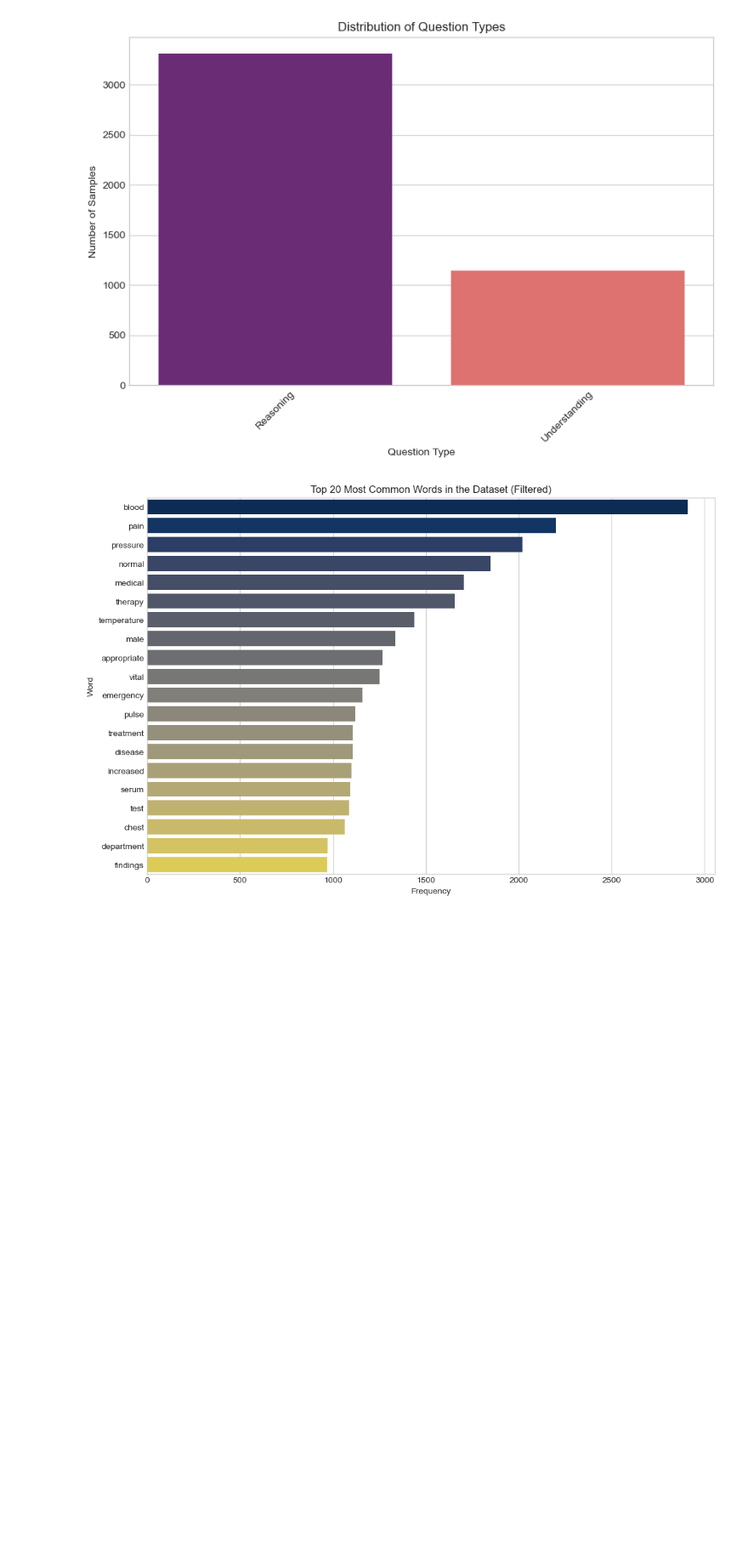
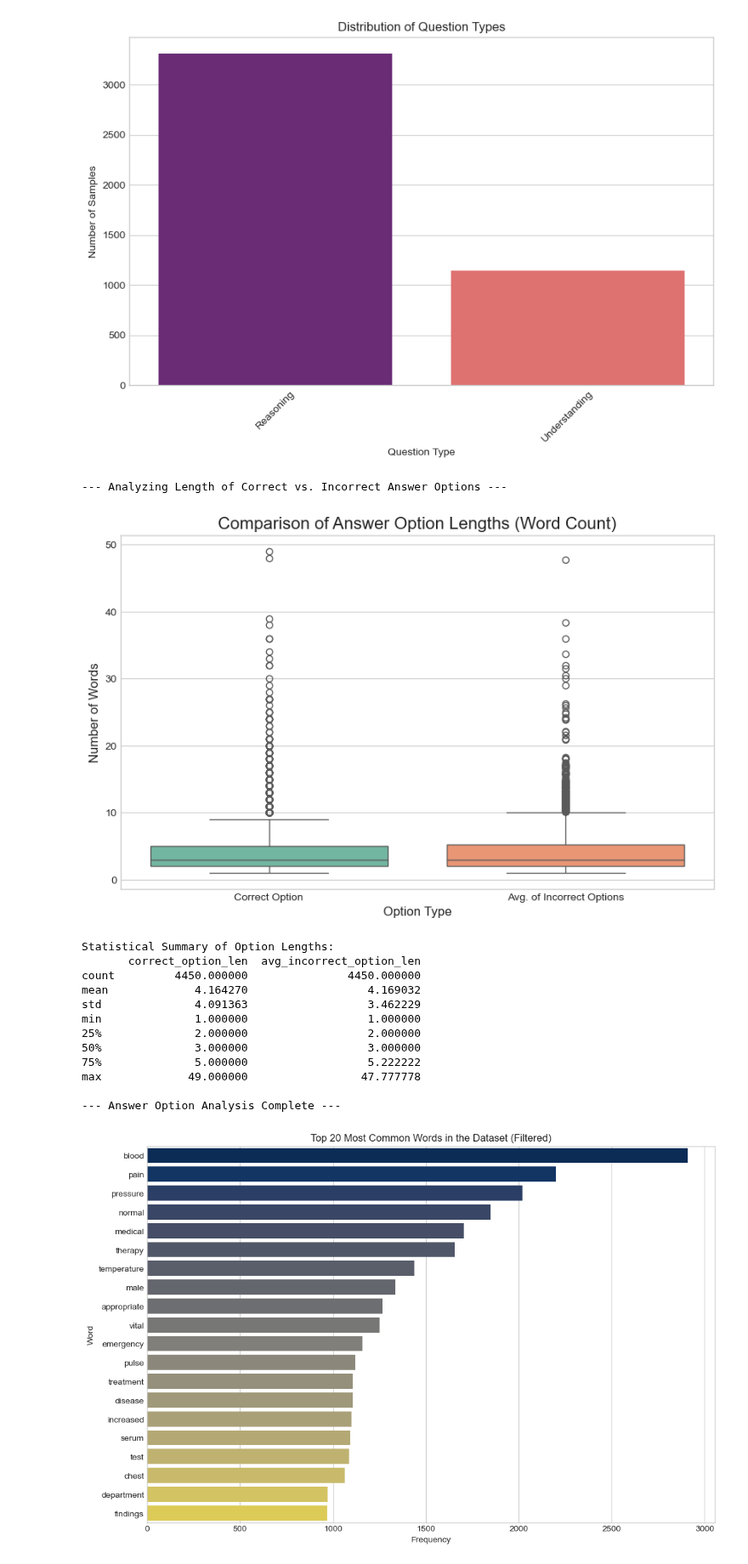
Before and after one commit to phuchaitt3/MedicalQA, a Jupyter notebook: MedXpertQA/MedXpertQA_eda.ipynb, the cells around one changed output. Shown at 85% size. Saved outputs shown, nothing was run; the diff lists cells and outputs as text; code cells hidden in the pictures; blank space fills up the shorter version.

```diff
--- a/MedXpertQA/MedXpertQA_eda.ipynb
+++ b/MedXpertQA/MedXpertQA_eda.ipynb
@@ -126,6 +143,78 @@ write_to_report(label_counts, title="Distribution of Correct Answer Labels")
 
 df_all['num_options'] = df_all['options'].apply(lambda x: len(x))
 write_to_report(df_all['num_options'].describe(), title="Statistics for Number of Options per Question")
+# %%
+print("--- Analyzing Length of Correct vs. Incorrect Answer Options ---")
+
+# --- Length Analysis of Options ---
+
+# This function will process one row of the dataframe
+def get_option_lengths(row):
+    correct_label = row['label']
+    options_dict = row['options']
+
+    # Get the text of the correct answer
+    correct_answer_text = options_dict[correct_label]
+
+    # Calculate word count of the correct answer
+    correct_length = len(correct_answer_text.split())
+
+    # Calculate average word count of incorrect answers
+    incorrect_lengths = []
+    for label, text in options_dict.items():
+        if label != correct_label:
+            incorrect_lengths.append(len(text.split()))
+
+    # If there are incorrect options, calculate their average length
+    avg_incorrect_length = np.mean(incorrect_lengths) if incorrect_lengths else 0
+
+    return pd.Series([correct_length, avg_incorrect_length], index=['correct_option_len', 'avg_incorrect_option_len'])
+
+# Apply the function to the entire dataframe
+option_lengths_df = df_all.apply(get_option_lengths, axis=1)
+
+# Concatenate the new length columns with the original dataframe for more analysis
+df_all_with_lengths = pd.concat([df_all, option_lengths_df], axis=1)
+
+
+# --- Visualization ---
+
+# Create a box plot to compare the distributions
+plt.figure(figsize=(10, 6))
+sns.boxplot(data=df_all_with_lengths[['correct_option_len', 'avg_incorrect_option_len']], palette="Set2")
+plt.title('Comparison of Answer Option Lengths (Word Count)', fontsize=16)
+plt.ylabel('Number of Words', fontsize=12)
+plt.xlabel('Option Type', fontsize=12)
+plt.xticks(ticks=[0, 1], labels=['Correct Option', 'Avg. of Incorrect Options'])
+image_path = os.path.join(OUTPUT_DIR, "option_length_boxplot.png")
+plt.savefig(image_path)
+write_to_report(f"Image saved to: {image_path}", title="Plot: Option Length Comparison")
+plt.show()
+
+# --- Statistical Summary ---
+print("\nStatistical Summary of Option Lengths:")
+summary_stats_options = df_all_with_lengths[['correct_option_len', 'avg_incorrect_option_len']].describe()
+print(summary_stats_options)
+
+report_title_options = "Analysis of Correct vs. Incorrect Option Lengths"
+write_to_report(summary_stats_options, title=report_title_options)
+
+print("\n--- Answer Option Analysis Complete ---")
+# %% [output]
+--- Analyzing Length of Correct vs. Incorrect Answer Options ---
+[figure, added]
+Statistical Summary of Option Lengths:
+       correct_option_len  avg_incorrect_option_len
+count         4450.000000               4450.000000
+mean             4.164270                  4.169032
+std              4.091363                  3.462229
+min              1.000000                  1.000000
+25%              2.000000                  2.000000
+50%              3.000000                  3.000000
+75%              5.000000                  5.222222
+max             49.000000                 47.777778
+
+--- Answer Option Analysis Complete ---
 # %%
 # --- Vocabulary and Word Frequency Analysis ---
 def get_all_text(row):
```
Also changed, not shown: parts of 6 cells of this notebook, 18 other files.
